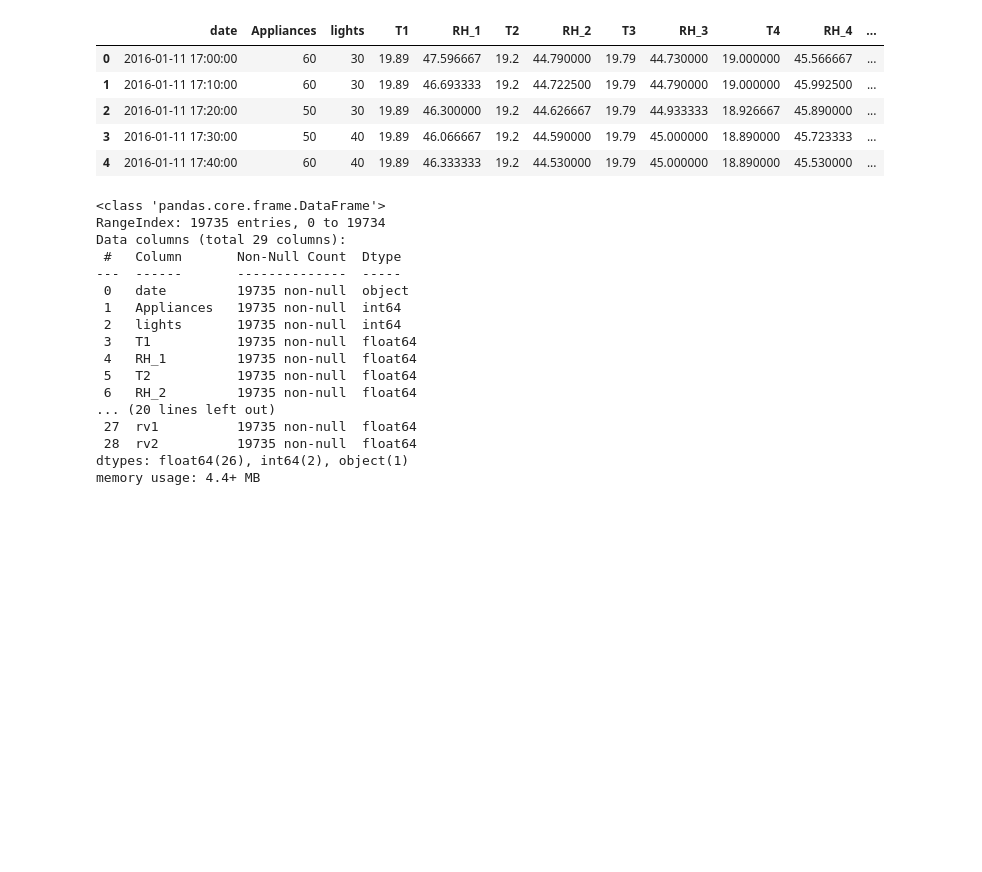
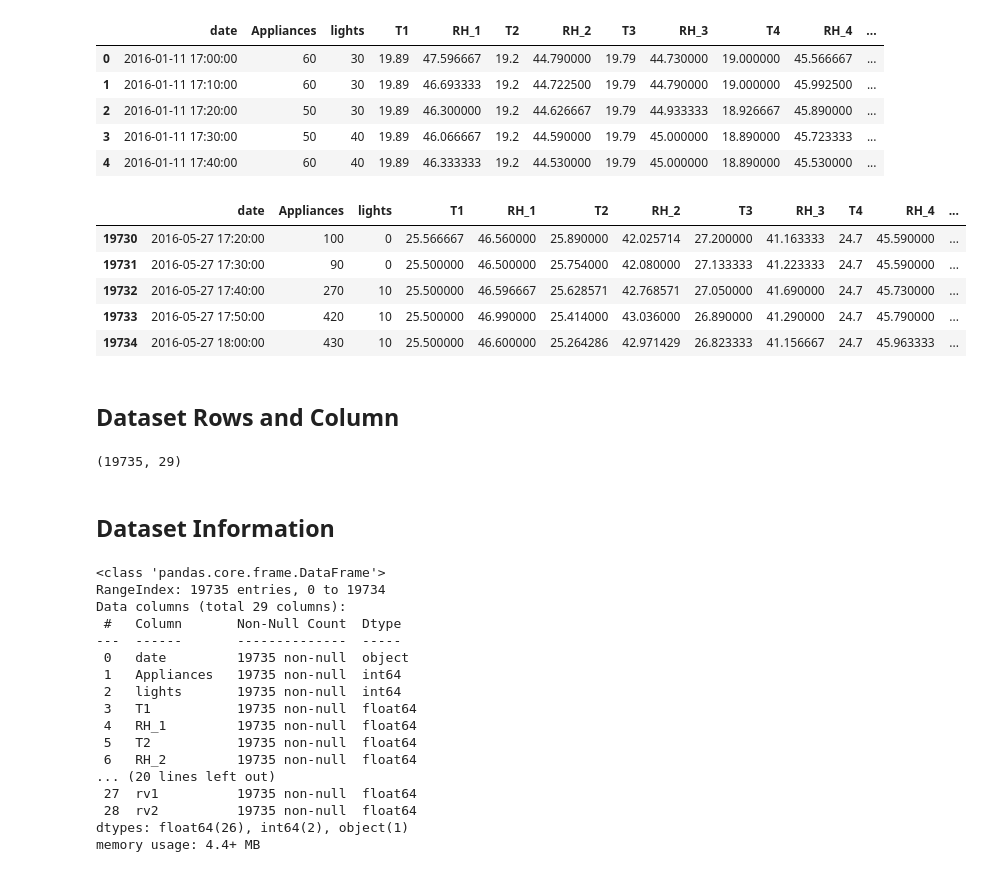
Before and after one commit to itsmesudhanshu/electricalappliance-ml-regression, a Jupyter notebook: Appliance_energy_prediction.ipynb, the cells around one changed output. Saved outputs shown, nothing was run; the diff lists cells and outputs as text; code cells hidden in the pictures; blank space fills up the shorter version.

```diff
--- a/Appliance_energy_prediction.ipynb
+++ b/Appliance_energy_prediction.ipynb
@@ -63,6 +65,23 @@ raw_data.head()
 | 2 | 2016-01-11 17:20:00 | 50 | 30 | 19.89 | 46.300000 | 19.2 | 44.626667 | 19.79 | 44.933333 | 18.926667 | 45.890000 | ... |
 | 3 | 2016-01-11 17:30:00 | 50 | 40 | 19.89 | 46.066667 | 19.2 | 44.590000 | 19.79 | 45.000000 | 18.890000 | 45.723333 | ... |
 | 4 | 2016-01-11 17:40:00 | 60 | 40 | 19.89 | 46.333333 | 19.2 | 44.530000 | 19.79 | 45.000000 | 18.890000 | 45.530000 | ... |
+# %%
+raw_data.tail()
+# %% [output]
+|  | date | Appliances | lights | T1 | RH_1 | T2 | RH_2 | T3 | RH_3 | T4 | RH_4 | ... |
+| 19730 | 2016-05-27 17:20:00 | 100 | 0 | 25.566667 | 46.560000 | 25.890000 | 42.025714 | 27.200000 | 41.163333 | 24.7 | 45.590000 | ... |
+| 19731 | 2016-05-27 17:30:00 | 90 | 0 | 25.500000 | 46.500000 | 25.754000 | 42.080000 | 27.133333 | 41.223333 | 24.7 | 45.590000 | ... |
+| 19732 | 2016-05-27 17:40:00 | 270 | 10 | 25.500000 | 46.596667 | 25.628571 | 42.768571 | 27.050000 | 41.690000 | 24.7 | 45.730000 | ... |
+| 19733 | 2016-05-27 17:50:00 | 420 | 10 | 25.500000 | 46.990000 | 25.414000 | 43.036000 | 26.890000 | 41.290000 | 24.7 | 45.790000 | ... |
+| 19734 | 2016-05-27 18:00:00 | 430 | 10 | 25.500000 | 46.600000 | 25.264286 | 42.971429 | 26.823333 | 41.156667 | 24.7 | 45.963333 | ... |
+# %% [markdown]
+## Dataset Rows and Column
+# %%
+raw_data.shape
+# %% [output]
+(19735, 29)
+# %% [markdown]
+## Dataset Information
 # %%
 raw_data.info()
 # %% [output]
```
Also changed, not shown: parts of 5 cells of this notebook.
